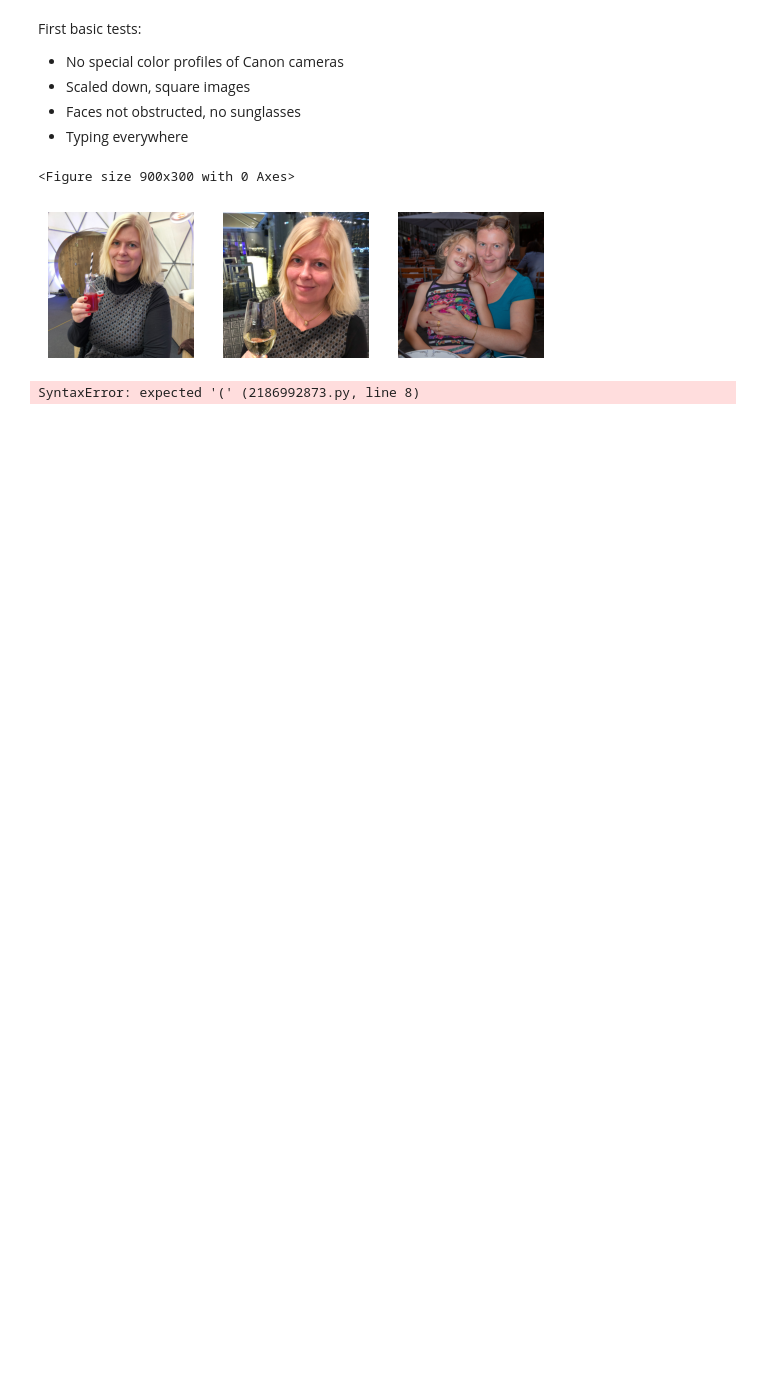
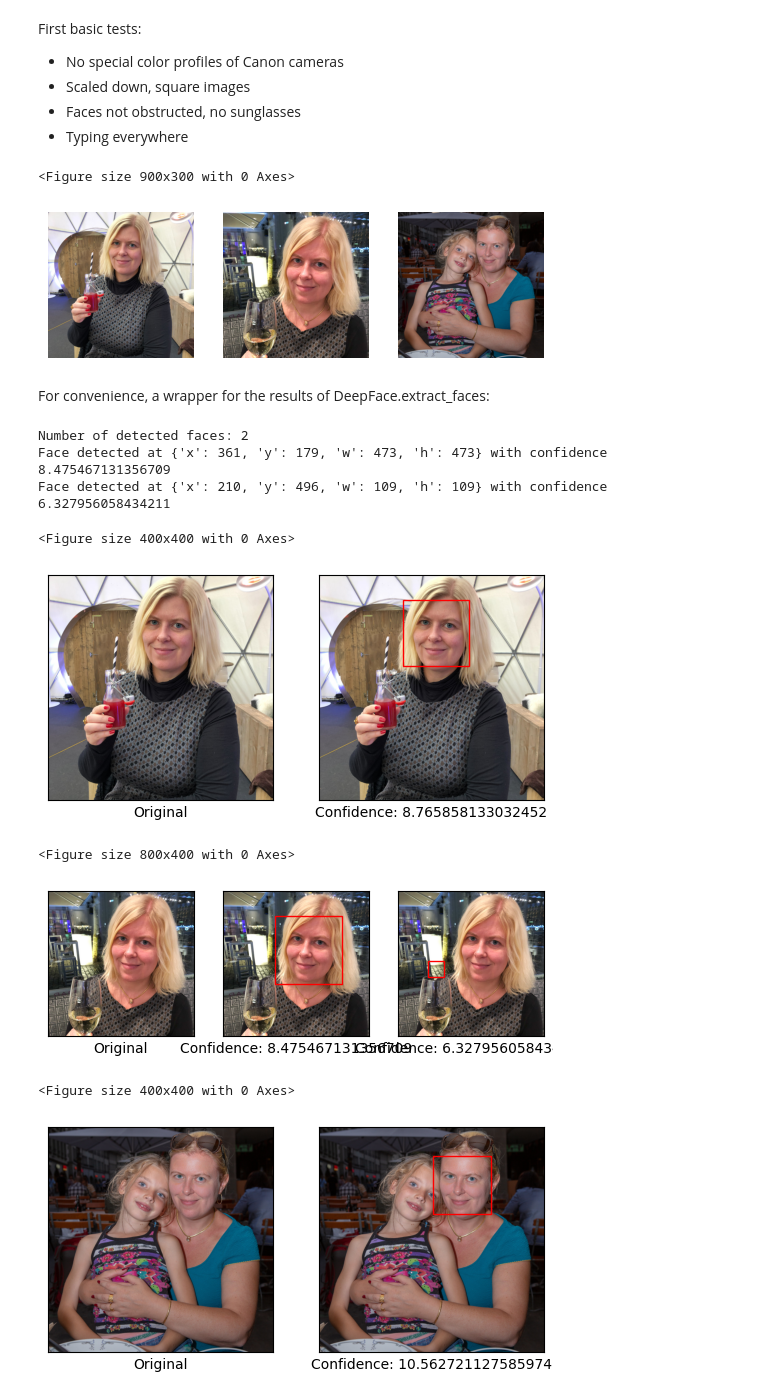
Before and after one commit to DriesVerachtert/computer-vision-tests, a Jupyter notebook: face_detection.ipynb, the cells around one changed output. Drawn from its saved outputs; the diff is of its cells as text; code cells hidden in the pictures; blank space fills up the shorter version.

Commit message:
Add method that shows the original image and all detected faces

```diff
--- a/face_detection.ipynb
+++ b/face_detection.ipynb
@@ -35,13 +36,15 @@ show_images_in_row([img1_name, img2_name, img3_name])
 # %% [output]
 <Figure size 900x300 with 0 Axes>
 [figure]
+# %% [markdown]
+For convenience, a wrapper for the results of DeepFace.extract_faces:
 # %%
 class ExtractedFaceWrapper:
   """ wrap the result of 1 extraced face by DeepFace, to avoid having to deal
   with a weird dict with different types of values """
   def __init__(self, detected_face_info: typing.Dict[str,typing.Any]) -> None:
     self.face: np.ndarray = detected_face_info['face']
-    self.face_area: typing.List[float] = detected_face_info['facial_area']
+    self.face_area: typing.Dict[str,int] = detected_face_info['facial_area']
     self.confidence: float = detected_face_info['confidence']
 
 def wrap_extracted_faces(extracted_faces: typing.List[typing.Dict[str,typing.Any]]) -> typing.List[ExtractedFaceWrapper]:
@@ -53,4 +56,41 @@ print(f"Number of detected faces: {len(extracted_faces)}")
 for i, face in enumerate(extracted_faces):
   print(f"Face detected at {face.face_area} with confidence {face.confidence}")
 # %% [output]
-SyntaxError: expected '(' (2186992873.py, line 8)
+Number of detected faces: 2
+Face detected at {'x': 361, 'y': 179, 'w': 473, 'h': 473} with confidence 8.475467131356709
+Face detected at {'x': 210, 'y': 496, 'w': 109, 'h': 109} with confidence 6.327956058434211
+# %%
+def show_detected_faces(filename: str, detector_backend: str = "opencv") -> None:
+  """ show an image for each detected face
+  Default detector backend of DeepFace is opencv """
+  extracted_faces: typing.List[ExtractedFaceWrapper] = wrap_extracted_faces(DeepFace.extract_faces(img_path=filename, detector_backend=detector_backend))
+  if len(extracted_faces) == 0:
+    print("No faces detected")
+  else:
+    plt.figure(figsize=(len(extracted_faces)*4., 4.))
+    _, _axes = plt.subplots(1, len(extracted_faces) + 1)
+    axes: typing.List[Axes] = typing.cast(typing.List[Axes], _axes)
+    img: np.ndarray = plt.imread(filename)
+    axes[0].imshow(img)
+    axes[0].set_xticks([])
+    axes[0].set_yticks([])
+    axes[0].set_xlabel("Original")
+    for i, face in enumerate(extracted_faces):
+      axes[i+1].set_xticks([])
+      axes[i+1].set_yticks([])
+      img = plt.imread(filename)
+      axes[i+1].imshow(img)
+      rect = patches.Rectangle((face.face_area['x'], face.face_area['y']), face.face_area['w'], face.face_area['h'], linewidth=1, edgecolor='r', facecolor='none')
+      axes[i+1].add_patch(rect)
+      axes[i+1].set_xlabel(f"Confidence: {face.confidence:.2f}")
+
+show_detected_faces(img1_name)
+show_detected_faces(img2_name)
+show_detected_faces(img3_name)
+# %% [output]
+<Figure size 400x400 with 0 Axes>
+[figure, added]
+<Figure size 800x400 with 0 Axes>
+[figure, added]
+<Figure size 400x400 with 0 Axes>
+[figure, added]
```
Also changed, not shown: parts of 1 cell of this notebook.
